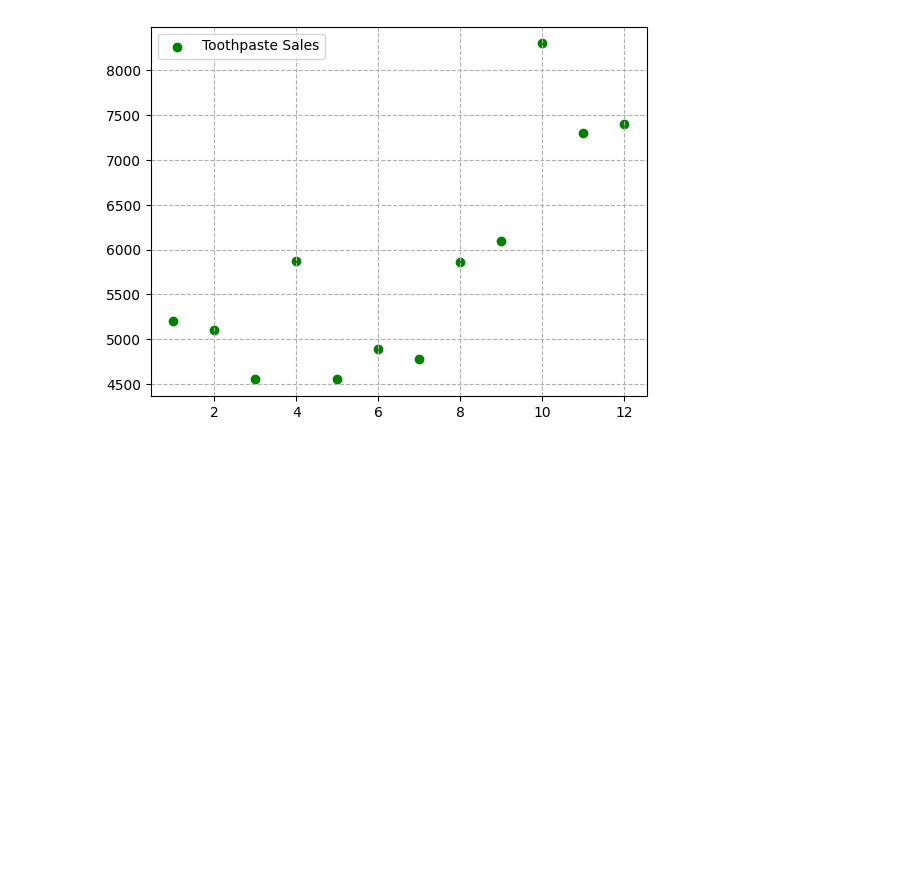
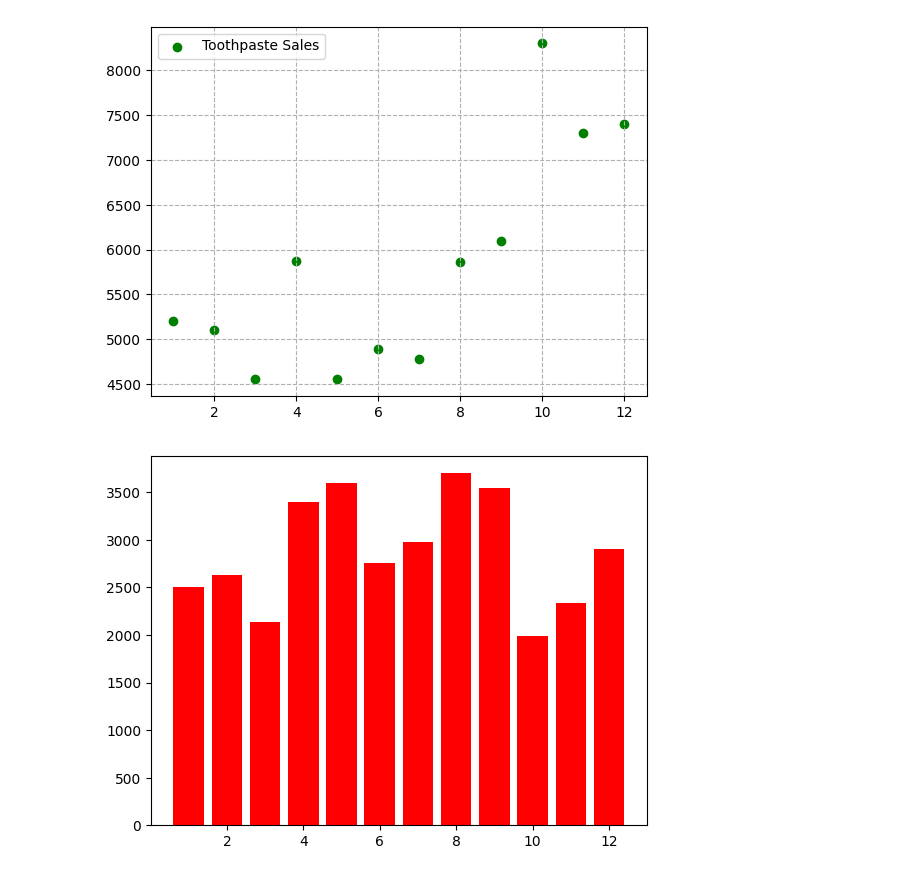
Before and after one commit to satyam06050/Advance-Programming-lab, a Jupyter notebook: LAB 8/practice.ipynb, the cells around one changed output. Saved outputs shown, nothing was run; the diff lists cells and outputs as text; code cells hidden in the pictures; blank space fills up the shorter version.

```diff
--- a/LAB 8/practice.ipynb
+++ b/LAB 8/practice.ipynb
@@ -58,3 +58,9 @@ plt.legend(loc= 'upper left')
 # %% [output]
 <matplotlib.legend.Legend at 0x...>
 [figure]
+# %%
+plt.bar(months,df["facewash"],color="w")
+plt.bar(months,df["facecream"],color='r')
+plt.show()
+# %% [output]
+[figure, added]
```
Also changed, not shown: 5 other files.
